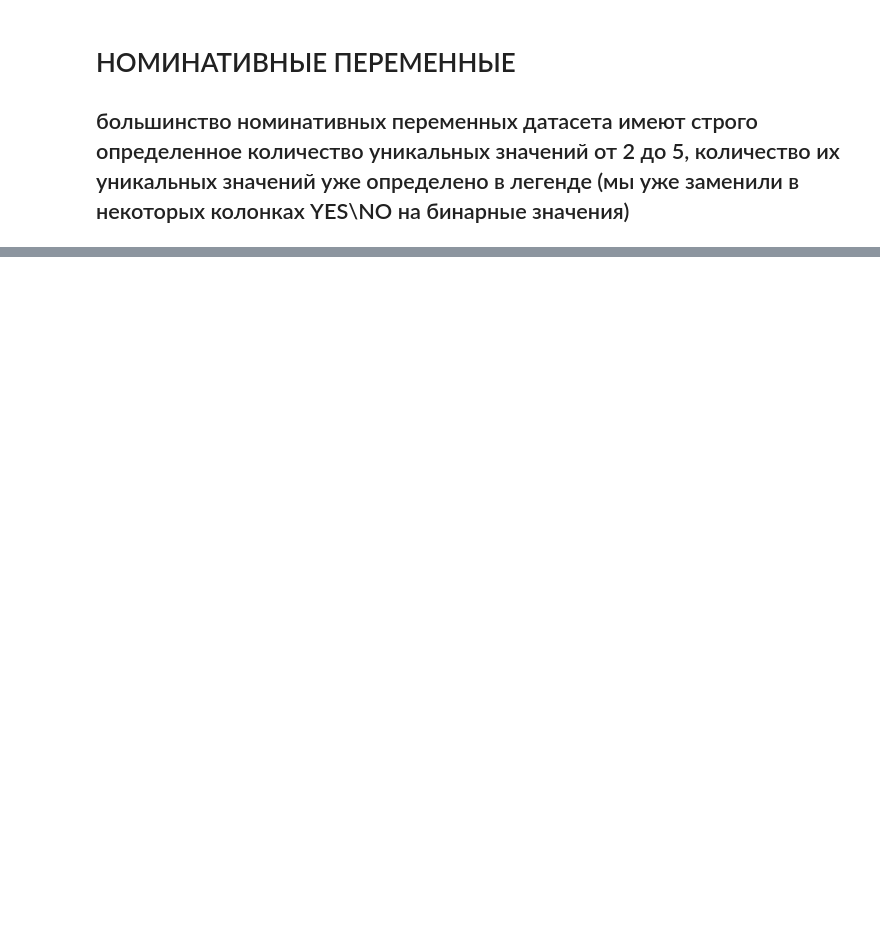
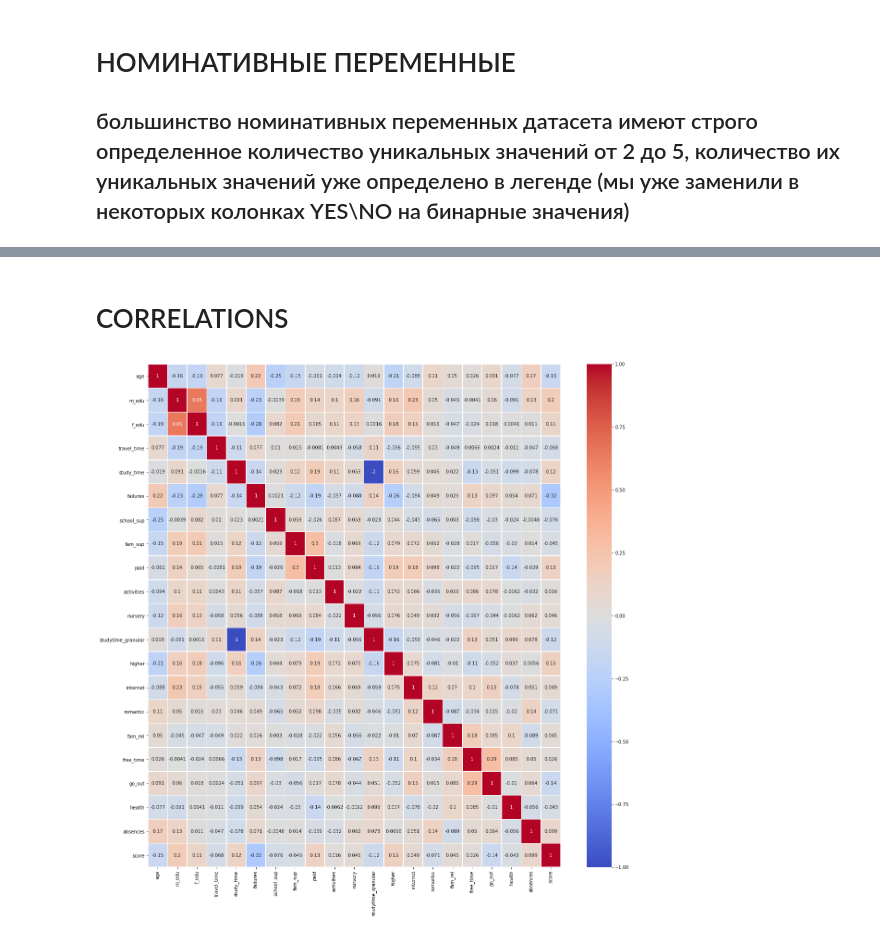
Before and after one commit to aberkoveo/skillfactory, a Jupyter notebook: Projects/Project_2/stud_math_EDA.ipynb, the cells around one changed output, grey strips where cells are left out. Saved outputs shown, nothing was run; the diff lists cells and outputs as text; code cells hidden in the pictures; blank space fills up the shorter version.

Commit message:
eda-corr-done-1

```diff
--- a/Projects/Project_2/stud_math_EDA.ipynb
+++ b/Projects/Project_2/stud_math_EDA.ipynb
@@ -282,0 +263,29 @@ plt.legend();
+# %% [markdown]
+# CORRELATIONS
+# %%
+# сформируем наборы признаков
+all_columns = ['school', 'sex', 'age', 'address', 'fam_size', 'p_status', 'm_edu', 'f_edu',
+       'm_job', 'f_job', 'reason', 'guardian', 'travel_time', 'study_time',
+       'failures', 'school_sup', 'fam_sup', 'paid', 'activities', 'nursery',
+       'studytime_granular', 'higher', 'internet', 'romantic', 'fam_rel',
+       'free_time', 'go_out', 'health', 'absences']
+
+num_columns = ['age','failures', 'absences', 'score']
+
+categ_columns = ['school', 'sex', 'address', 'fam_size', 'p_status', 'm_edu', 'f_edu',
+       'm_job', 'f_job', 'reason', 'guardian', 'travel_time', 'study_time',
+       'school_sup', 'fam_sup', 'paid', 'activities', 'nursery',
+       'studytime_granular', 'higher', 'internet', 'romantic', 'fam_rel',
+       'free_time', 'go_out', 'health']
+# %%
+# рассмотрим глобальную корреляцию между колонками
+correlation = data.corr()
+fig, ax = plt.subplots(figsize=(20,20))
+sns.heatmap(correlation, annot=True, cmap='coolwarm', linewidths=.5, ax=ax);
+
+# ярко выражена полная корреляция между study_time и studytime_granular, предполагается исключение из анализа колонки studytime_granular
+data.drop('studytime_granular', errors='ignore', inplace=True, axis=1)
+all_columns.remove('studytime_granular')
+categ_columns.remove('studytime_granular')
+# %% [output]
+[figure, added]
```
Also changed, not shown: parts of 30 cells of this notebook, 2 other files.
